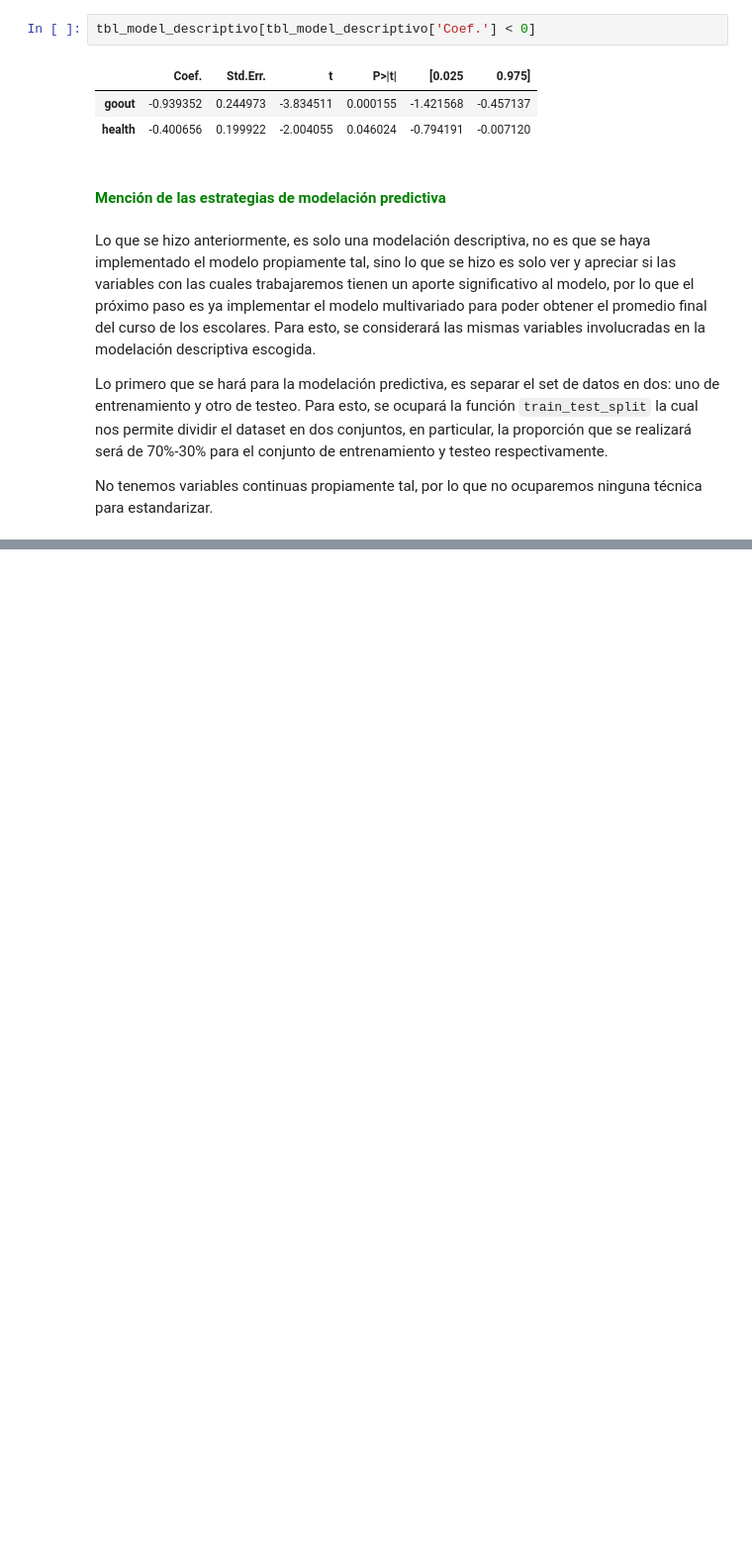
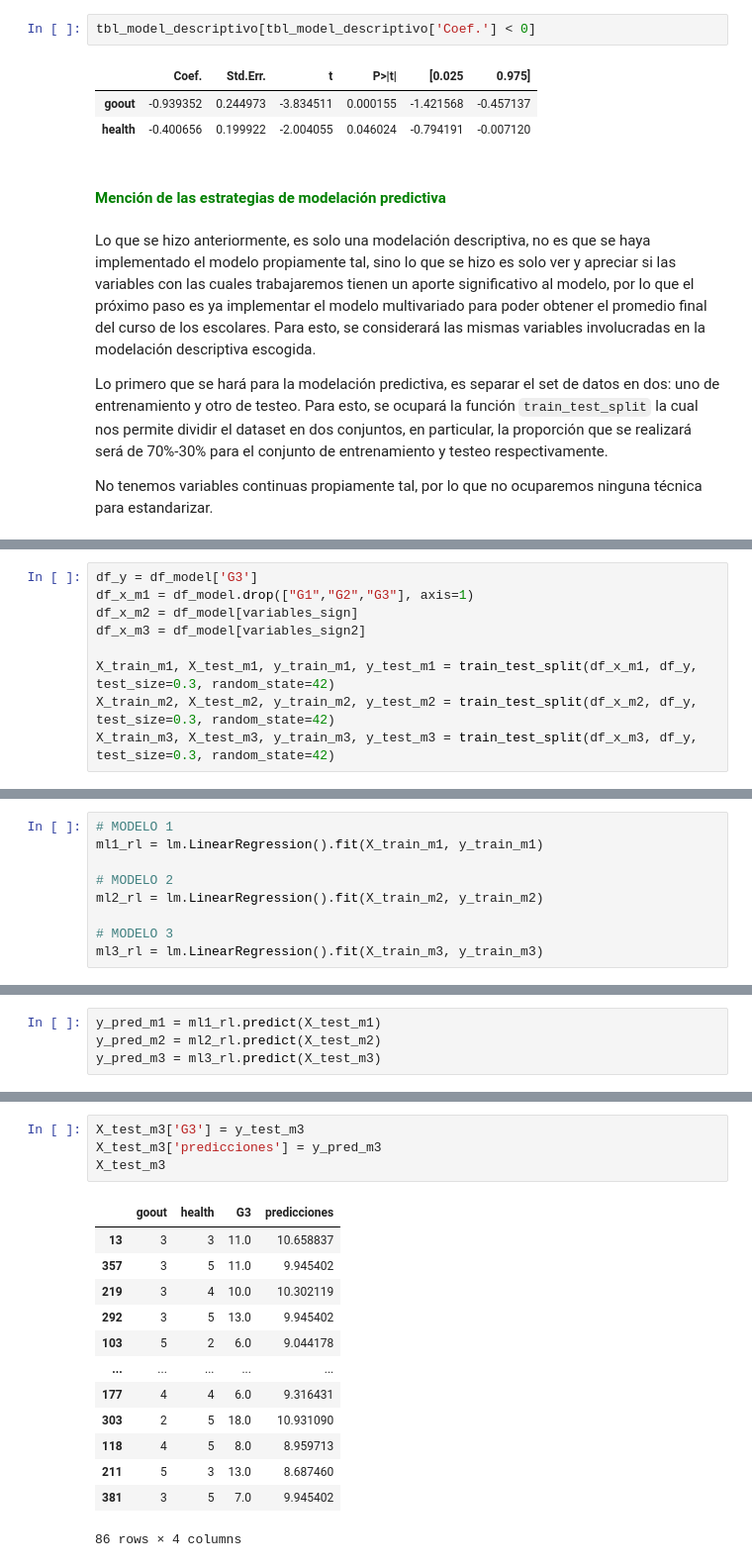
Before and after one commit to rodrigobarrazads/prueba2, a Jupyter notebook: Modulo2/Prueba/main_students.ipynb, the cells around one changed output, grey strips where cells are left out. Shown at 99% size. Cells and saved outputs as stored; diff of their text form; blank space fills up the shorter version.

```diff
--- a/Modulo2/Prueba/main_students.ipynb
+++ b/Modulo2/Prueba/main_students.ipynb
@@ -815,0 +826,9 @@ No tenemos variables continuas propiamente tal, por lo que no ocuparemos ninguna
+# %%
+df_y = df_model['G3']
+df_x_m1 = df_model.drop(["G1","G2","G3"], axis=1)
+df_x_m2 = df_model[variables_sign]
+df_x_m3 = df_model[variables_sign2]
+
+X_train_m1, X_test_m1, y_train_m1, y_test_m1 = train_test_split(df_x_m1, df_y, test_size=0.3, random_state=42)
+X_train_m2, X_test_m2, y_train_m2, y_test_m2 = train_test_split(df_x_m2, df_y, test_size=0.3, random_state=42)
+X_train_m3, X_test_m3, y_train_m3, y_test_m3 = train_test_split(df_x_m3, df_y, test_size=0.3, random_state=42)
@@ -815,0 +839,9 @@ No tenemos variables continuas propiamente tal, por lo que no ocuparemos ninguna
+# %%
+# MODELO 1
+ml1_rl = lm.LinearRegression().fit(X_train_m1, y_train_m1)
+
+# MODELO 2
+ml2_rl = lm.LinearRegression().fit(X_train_m2, y_train_m2)
+
+# MODELO 3
+ml3_rl = lm.LinearRegression().fit(X_train_m3, y_train_m3)
@@ -815,0 +850,4 @@ No tenemos variables continuas propiamente tal, por lo que no ocuparemos ninguna
+# %%
+y_pred_m1 = ml1_rl.predict(X_test_m1)
+y_pred_m2 = ml2_rl.predict(X_test_m2)
+y_pred_m3 = ml3_rl.predict(X_test_m3)
@@ -815,0 +893,18 @@ No tenemos variables continuas propiamente tal, por lo que no ocuparemos ninguna
+# %%
+X_test_m3['G3'] = y_test_m3
+X_test_m3['predicciones'] = y_pred_m3
+X_test_m3
+# %% [output]
+|  | goout | health | G3 | predicciones |
+| 13 | 3 | 3 | 11.0 | 10.658837 |
+| 357 | 3 | 5 | 11.0 | 9.945402 |
+| 219 | 3 | 4 | 10.0 | 10.302119 |
+| 292 | 3 | 5 | 13.0 | 9.945402 |
+| 103 | 5 | 2 | 6.0 | 9.044178 |
+| ... | ... | ... | ... | ... |
+| 177 | 4 | 4 | 6.0 | 9.316431 |
+| 303 | 2 | 5 | 18.0 | 10.931090 |
+| 118 | 4 | 5 | 8.0 | 8.959713 |
+| 211 | 5 | 3 | 13.0 | 8.687460 |
+| 381 | 3 | 5 | 7.0 | 9.945402 |
+86 rows × 4 columns
```
Also changed, not shown: parts of 25 cells of this notebook, 4 other files.
